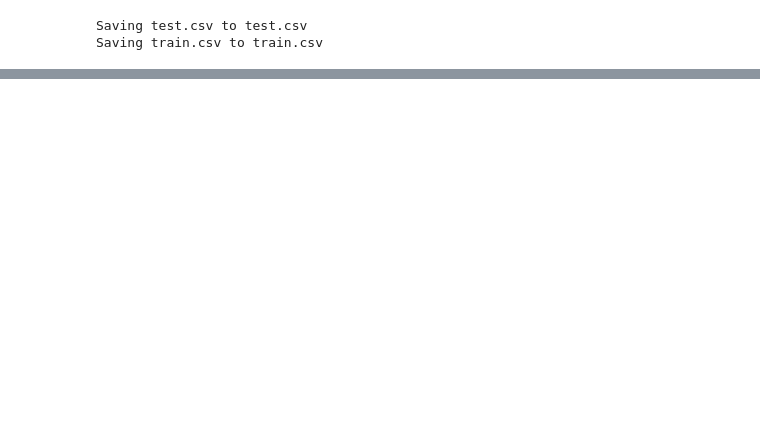
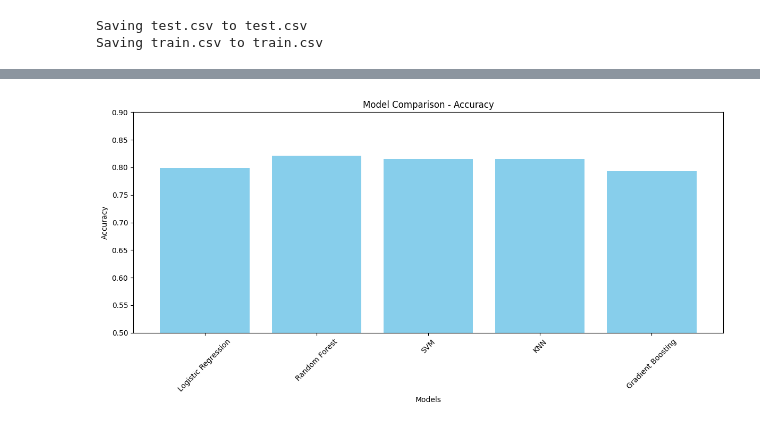
Before and after one commit to SamyarZamani/Titanic, a Jupyter notebook: Main.ipynb, the cells around one changed output, grey strips where cells are left out. Saved outputs shown, nothing was run; the diff lists cells and outputs as text; code cells hidden in the pictures; blank space fills up the shorter version.

```diff
--- a/Main.ipynb
+++ b/Main.ipynb
@@ -122,0 +36,4 @@ X_train, X_test, y_train, y_test = train_test_split(x, y, test_size=0.2)
+# %%
+# Preprocessing
+numerical_features = ['Age', 'Fare', 'SibSp', 'Parch']
+categorical_features = ['Pclass', 'Sex', 'Embarked']
@@ -148,0 +66,19 @@ Gradient Boosting: 0.7864
+# %%
+# Define models and parameter grids
+models = {
+    "Logistic Regression": (LogisticRegression(max_iter=1000), {'C': [0.1, 1, 10]}),
+    "Random Forest": (RandomForestClassifier(random_state=42), {'n_estimators': [50, 100, 200], 'max_depth': [4, 6, 8]}),
+    "SVM": (SVC(random_state=42), {'C': [0.1, 1, 10], 'kernel': ['linear', 'rbf']}),
+    "KNN": (KNeighborsClassifier(), {'n_neighbors': [3, 5, 7]}),
+    "Gradient Boosting": (GradientBoostingClassifier(random_state=42), {'n_estimators': [50, 100, 200], 'learning_rate': [0.01, 0.1]})
+}
+# %%
+# Train and evaluate models
+results = {}
+for name, (model, param_grid) in models.items():
+    grid_search = GridSearchCV(model, param_grid, cv=3, scoring='accuracy')
+    grid_search.fit(X_train, y_train)
+    best_model = grid_search.best_estimator_
+    y_pred = best_model.predict(X_val)
+    accuracy = accuracy_score(y_val, y_pred)
+    results[name] = {'accuracy': accuracy, 'best_params': grid_search.best_params_}
@@ -148,0 +87,7 @@ Gradient Boosting: 0.7864
+# %%
+# Print results
+for name, result in results.items():
+    print(f"Model: {name}")
+    print(f"Best Parameters: {result['best_params']}")
+    print(f"Accuracy: {result['accuracy']:.4f}")
+    print("")
@@ -148,0 +114,16 @@ Gradient Boosting: 0.7864
+# %%
+# Plotting the results
+model_names = list(results.keys())
+accuracies = [result['accuracy'] for result in results.values()]
+
+plt.figure(figsize=(12, 6))
+plt.bar(model_names, accuracies, color='skyblue')
+plt.ylim(0.5, 0.9)  # Set y-axis limit for better visualization
+plt.xlabel("Models")
+plt.ylabel("Accuracy")
+plt.title("Model Comparison - Accuracy")
+plt.xticks(rotation=45)
+plt.tight_layout()
+plt.show()
+# %% [output]
+[figure, added]
```
Also changed, not shown: parts of 16 cells of this notebook.
